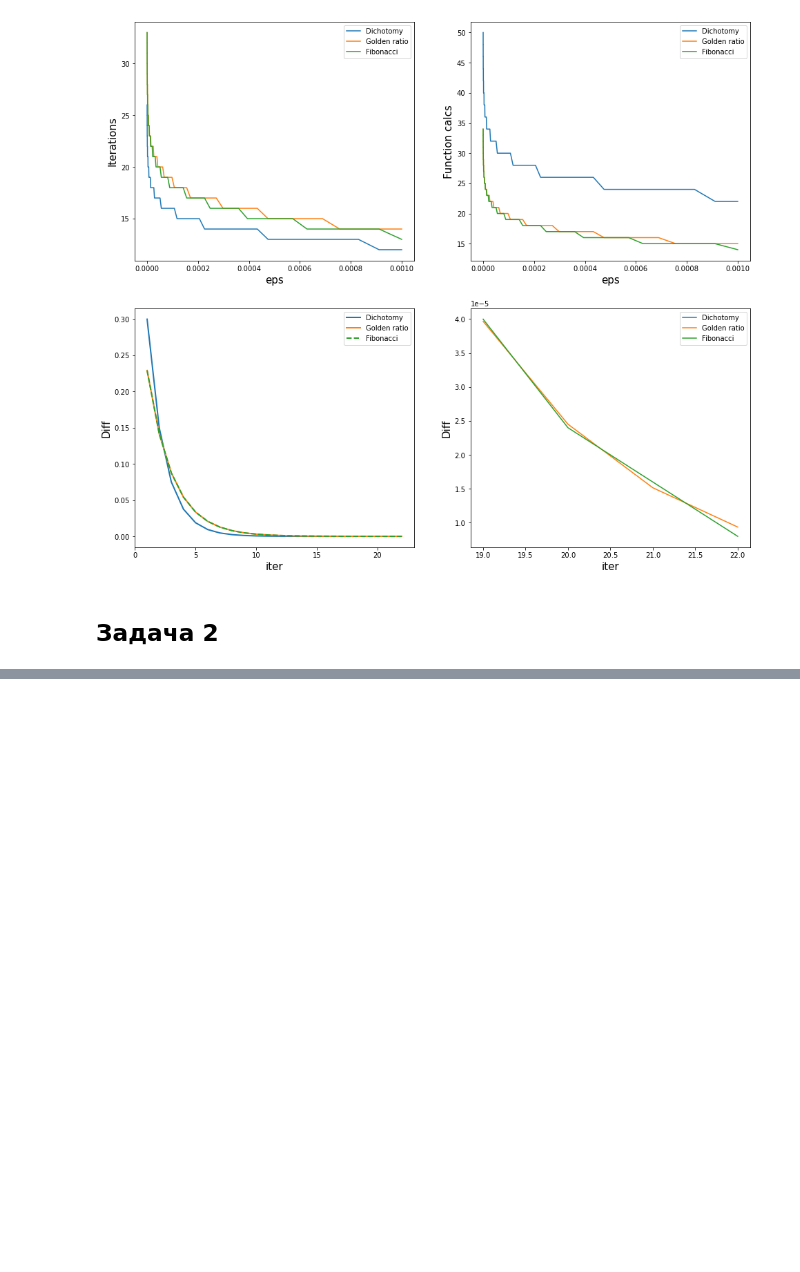
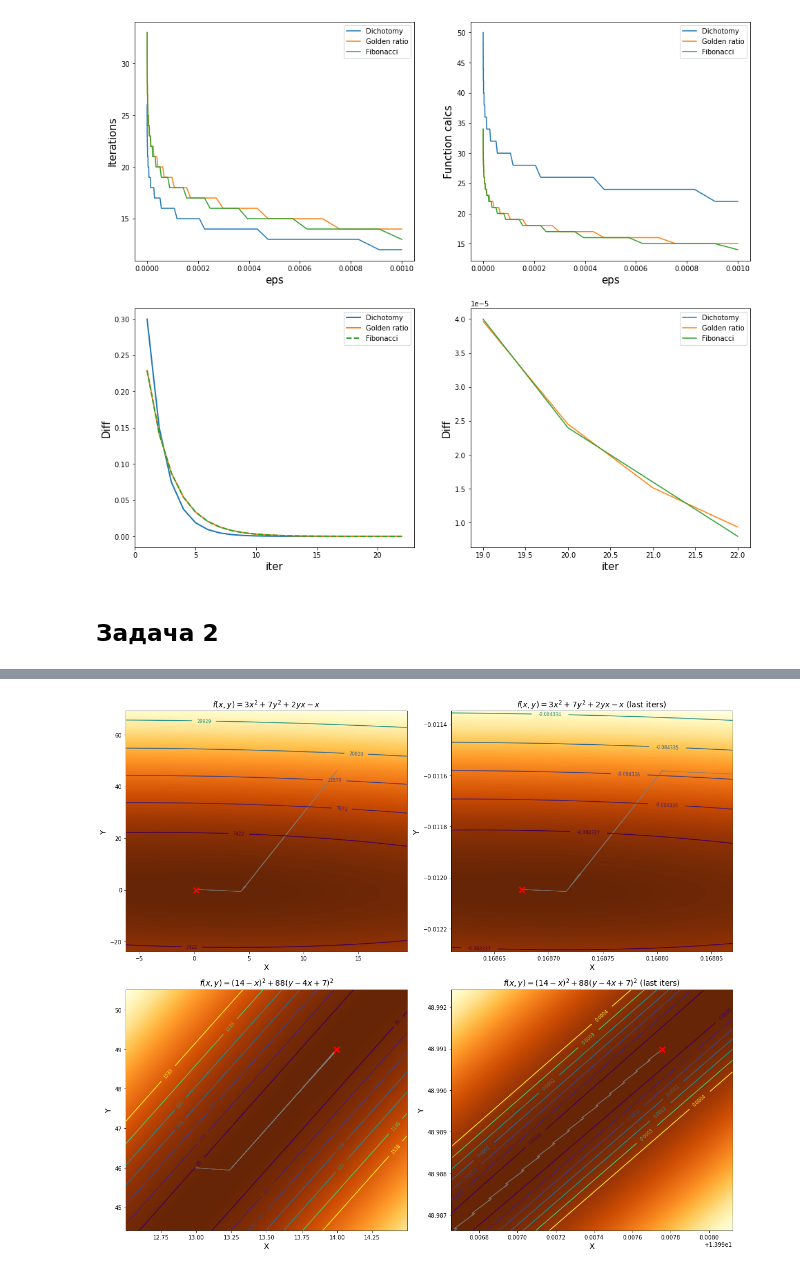
Before and after one commit to Mervap/OptimizationMethods, a Jupyter notebook: lab1/report.ipynb, the cells around one changed output, grey strips where cells are left out. Drawn from its saved outputs; the diff is of its cells as text; code cells hidden in the pictures; blank space fills up the shorter version.

Commit message:
Update plots

```diff
--- a/lab1/report.ipynb
+++ b/lab1/report.ipynb
@@ -154,0 +92,96 @@ fig.tight_layout()
+# %%
+def markers(min_v: float, max_v: float):
+    diff = (max_v - min_v) / 7
+    return [min_v + diff * (i + 1) * (1.15 ** i) for i in range(7)]
+
+def plot_graph(ind, fig, opt, title, per):
+    f = opt.f
+    log = opt.log_frame()
+    log = log.iloc[-max(3, int(len(log) * per / 100)):]
+
+    x_min = min(log['x'])
+    x_max = max(log['x'])
+    x_diff = x_max - x_min
+    y_min = min(log['y'])
+    y_max = max(log['y'])
+    y_diff = y_max - y_min
+
+    ax = fig.add_subplot(2, 2, ind)
+    n_cnt = 300
+    ax.set_xlim([x_min - x_diff / 2, x_max + x_diff / 2])
+    ax.set_ylim([y_min - y_diff / 2, y_max + y_diff / 2])
+    ax.set_xlabel('X', fontsize=14)
+    ax.set_ylabel('Y', fontsize=14)
+    ax.set_title(title, fontsize=14)
+
+    xs, ys = np.meshgrid(
+        np.linspace(x_min - x_diff / 2, x_max + x_diff / 2, n_cnt),
+        np.linspace(y_min - y_diff / 2, y_max + y_diff / 2, n_cnt)
+    )
+
+    v_func = np.vectorize(lambda x, y: f(x, y))
+    colors = v_func(xs, ys)
+
+    f_min = min(log['f'])
+    f_max = max(log['f'])
+    grid_min = np.min(colors)
+    grid_max = np.max(colors)
+
+    min_v = math.sqrt(f_min * grid_min)
+    if f_min < 0 or grid_min < 0:
+        min_v = -min_v
+    max_v = math.sqrt(f_max * grid_max)
+    if f_max < 0 and grid_max < 0:
+        max_v = -max_v
+    qx = ax.contour(xs, ys, colors, markers(min_v, max_v))
+
+    lg = math.log10(max_v - min_v)
+    if lg < 0:
+        pw = int(abs(lg)) + 1
+    else:
+        if lg > 2:
+            pw = 0
+        else:
+            pw = 1
+    ax.clabel(qx, fontsize=8, fmt=f'%.{pw}f', inline=1)
+    ax.pcolormesh(xs, ys, colors, cmap='YlOrBr_r', shading='nearest')
+
+    ax.plot(mn[0], mn[1], 'x', color='red', ms=10, mew=3)
+
+    last = None
+    for ind, e in opt.log_frame().iterrows():
+        if last is not None:
+            dx = e['x'] - last[0]
+            dy = e['y'] - last[1]
+            ar_len = math.sqrt(dx ** 2 + dy ** 2)
+            head_len = min(2, ar_len / 7)
+            width = (x_max - x_min) / 250
+            ax.arrow(last[0], last[1], e['x'] - last[0], e['y'] - last[1], width=width, alpha=0.7, color='gray', head_length=head_len, length_includes_head=True)
+        last = (e['x'], e['y'])
+
+task2_fun = [
+    (lambda x, y: 3 * x ** 2 + 7 * y ** 2 + y * x - x, lambda x, y: np.array([6 * x + y - 1, x + 14 * y])),
+    (lambda x, y: (14 - x) ** 2 + 88 * (y - 4 * x + 7) ** 2, lambda x, y: np.array([2 * (1409 * x - 352 * y - 2478), 176 * (7 - 4 * x + y)])),
+]
+
+f1_str = '$f(x, y) = 3x^2+7y^2+2yx-x$'
+f2_str = '$f(x, y) = (14-x)^2+88(y - 4x + 7)^2$'
+
+params = [
+    [(f1_str, 100), (f1_str + ' (last iters)', 10)],
+    [(f2_str, 100), (f2_str + ' (last iters)', 5)],
+]
+
+fig = plt.figure(figsize=(16, 14))
+i = 0
+for j in range(len(task2_fun)):
+    test = task2_fun[j]
+    f = Watcher(test[0], test[1])
+    opt = GradientDescent(f, 1e-5, GoldenRatio)
+    mn = opt.opt([13, 46])
+    for (title, per) in params[j]:
+        i = i + 1
+        plot_graph(i, fig, opt, title, per)
+fig.tight_layout()
+# %% [output]
+[figure, added]
```
Also changed, not shown: parts of 1 cell of this notebook, 3 other files.
